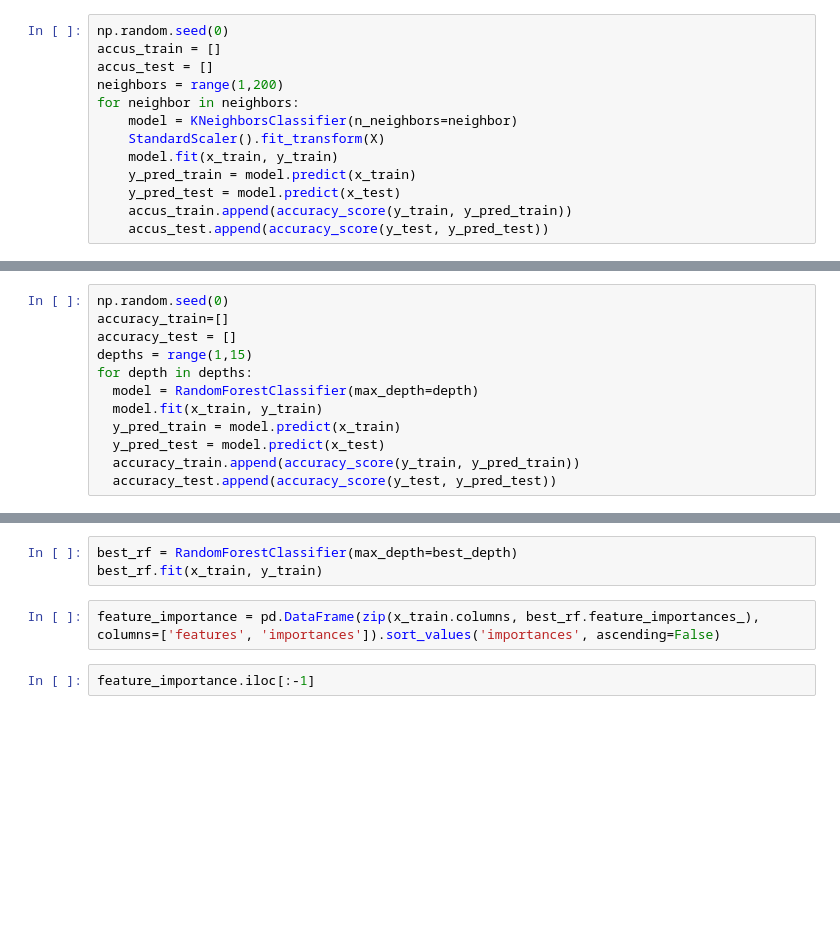
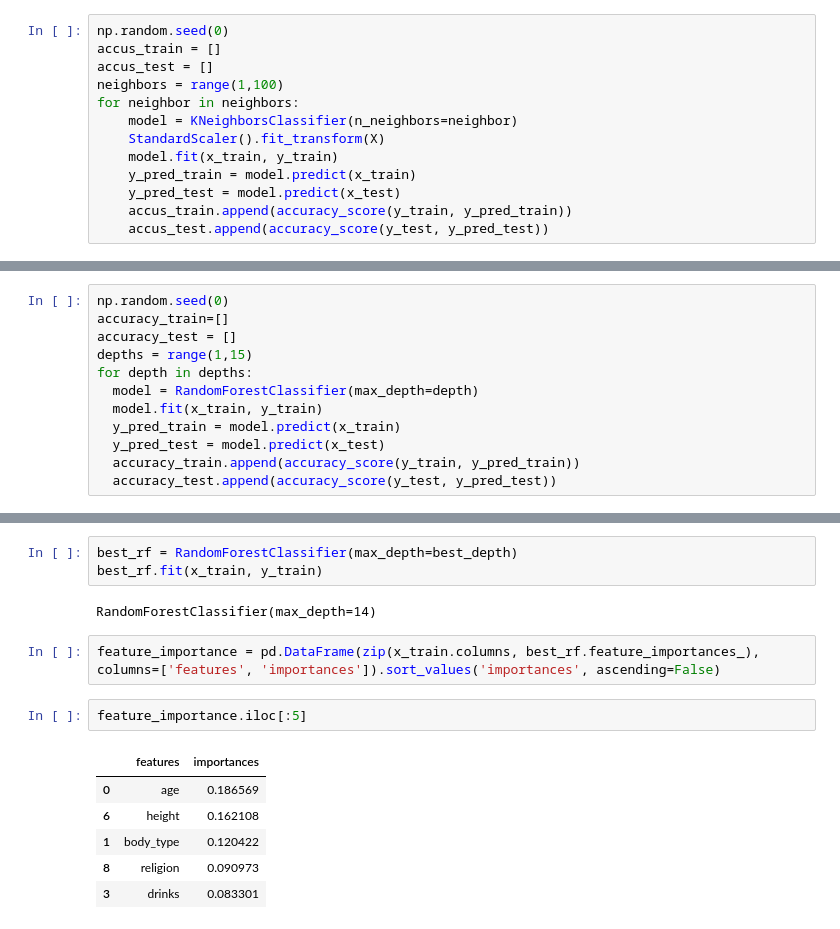
Before and after one commit to LiZoMark841619/OkCupid, a Jupyter notebook: OKCupid-Date-A-Scientist-Starter/date-a-scientist.ipynb, the cells around one changed output, grey strips where cells are left out. Cells and saved outputs as stored; diff of their text form; blank space fills up the shorter version.

```diff
--- a/OKCupid-Date-A-Scientist-Starter/date-a-scientist.ipynb
+++ b/OKCupid-Date-A-Scientist-Starter/date-a-scientist.ipynb
@@ -407,7 +402,7 @@ Accuracy score of Bagged Classifier, 10 estimators:
 np.random.seed(0)
 accus_train = []
 accus_test = []
-neighbors = range(1,200)
+neighbors = range(1,100)
 for neighbor in neighbors:
     model = KNeighborsClassifier(n_neighbors=neighbor)
     StandardScaler().fit_transform(X)
@@ -447,7 +449,16 @@ plt.clf()
 # %%
 best_rf = RandomForestClassifier(max_depth=best_depth)
 best_rf.fit(x_train, y_train)
+# %% [output]
+RandomForestClassifier(max_depth=14)
 # %%
 feature_importance = pd.DataFrame(zip(x_train.columns, best_rf.feature_importances_), columns=['features', 'importances']).sort_values('importances', ascending=False)
 # %%
-feature_importance.iloc[:-1]
+feature_importance.iloc[:5]
+# %% [output]
+|  | features | importances |
+| 0 | age | 0.186569 |
+| 6 | height | 0.162108 |
+| 1 | body_type | 0.120422 |
+| 8 | religion | 0.090973 |
+| 3 | drinks | 0.083301 |
```
Also changed, not shown: parts of 10 cells of this notebook.
